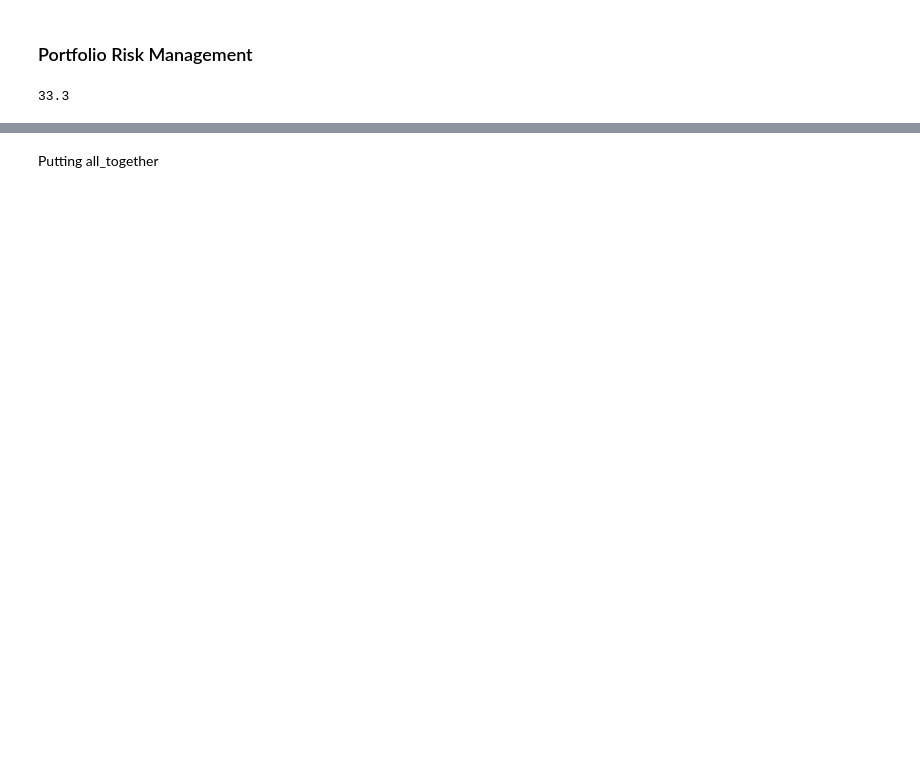
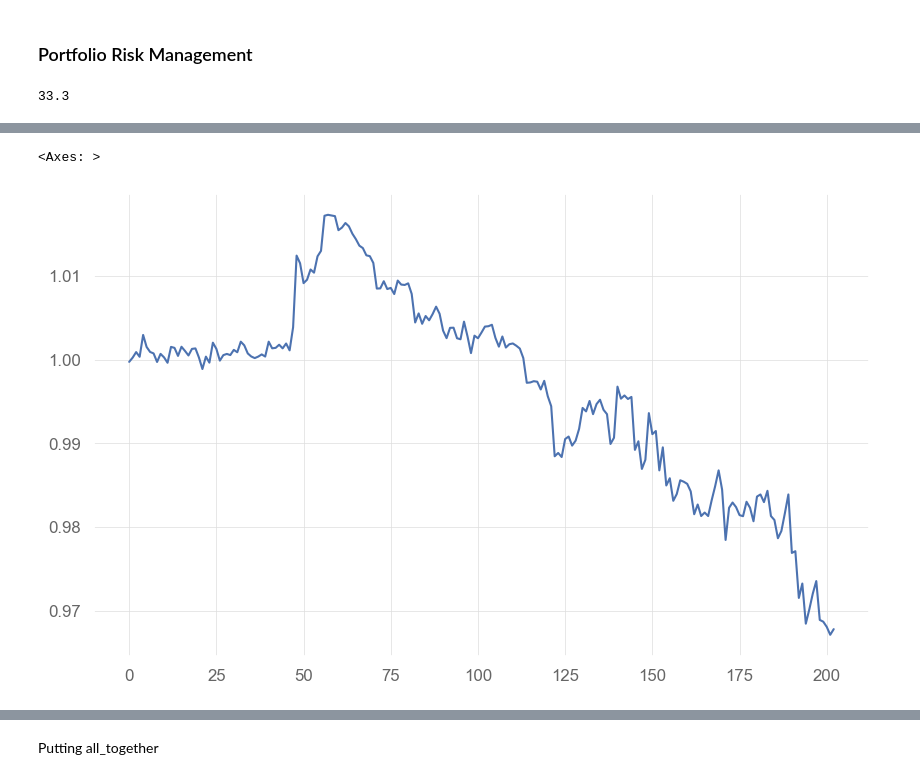
Before and after one commit to YassinKhanji/Portfolio_1, a Jupyter notebook: Technical_Portfolio/Deployment/deploy.ipynb, the cells around one changed output, grey strips where cells are left out. Cells and saved outputs as stored; diff of their text form; code cells hidden in the pictures; blank space fills up the shorter version.

```diff
--- a/Technical_Portfolio/Deployment/deploy.ipynb
+++ b/Technical_Portfolio/Deployment/deploy.ipynb
@@ -807,11 +878,11 @@ for key, value in selected_strategy.items():
 # %%
 #Run each strategy on enough data points and get the total portfolio value
-length_of_data_to_run_strategy = step_size #This is because we are going to be using the parameters that were optimized on the last step
+length_of_data_to_run_strategy = 2000 #This is because we are going to be using the parameters that were optimized on the last step
     #And thus taking into account the data with the same parameters of a previoused optimized period would be incorrect because markets may have changed
 data_to_run_strategy = data.iloc[-length_of_data_to_run_strategy:]
 
 current_strategy_returns = {
-    key: value.trading_strategy(data_to_run_strategy, best_params[key])
+    key: value.trading_strategy(data, best_params[key])['strategy']
     for key, value in selected_strategy.items()
     if key != 'cash_strat'
 }
@@ -818,2 +907,4 @@ current_strategy_returns = {
+# %%
+current_strategy_returns['cash_strat'] = cash_df['strategy']
 # %%
-current_strategy_returns_df = pd.concat(current_strategy_returns, axis = 1).fillna(0)
+current_strategy_returns_df = pd.concat(current_strategy_returns, axis = 1)
@@ -820,3 +945,10 @@ current_strategy_returns_df = pd.concat(current_strategy_returns, axis = 1).fill
 # %%
 portfolio_returns = np.dot(best_weights, current_strategy_returns_df.T)
+# %%
+portfolio_returns_series = pd.Series(portfolio_returns)
+# %%
+portfolio_returns_series.cumsum().apply(np.exp).plot()
+# %% [output]
+<Axes: >
+[figure, added]
 # %%
```
Also changed, not shown: parts of 51 cells of this notebook, 9 other files.
